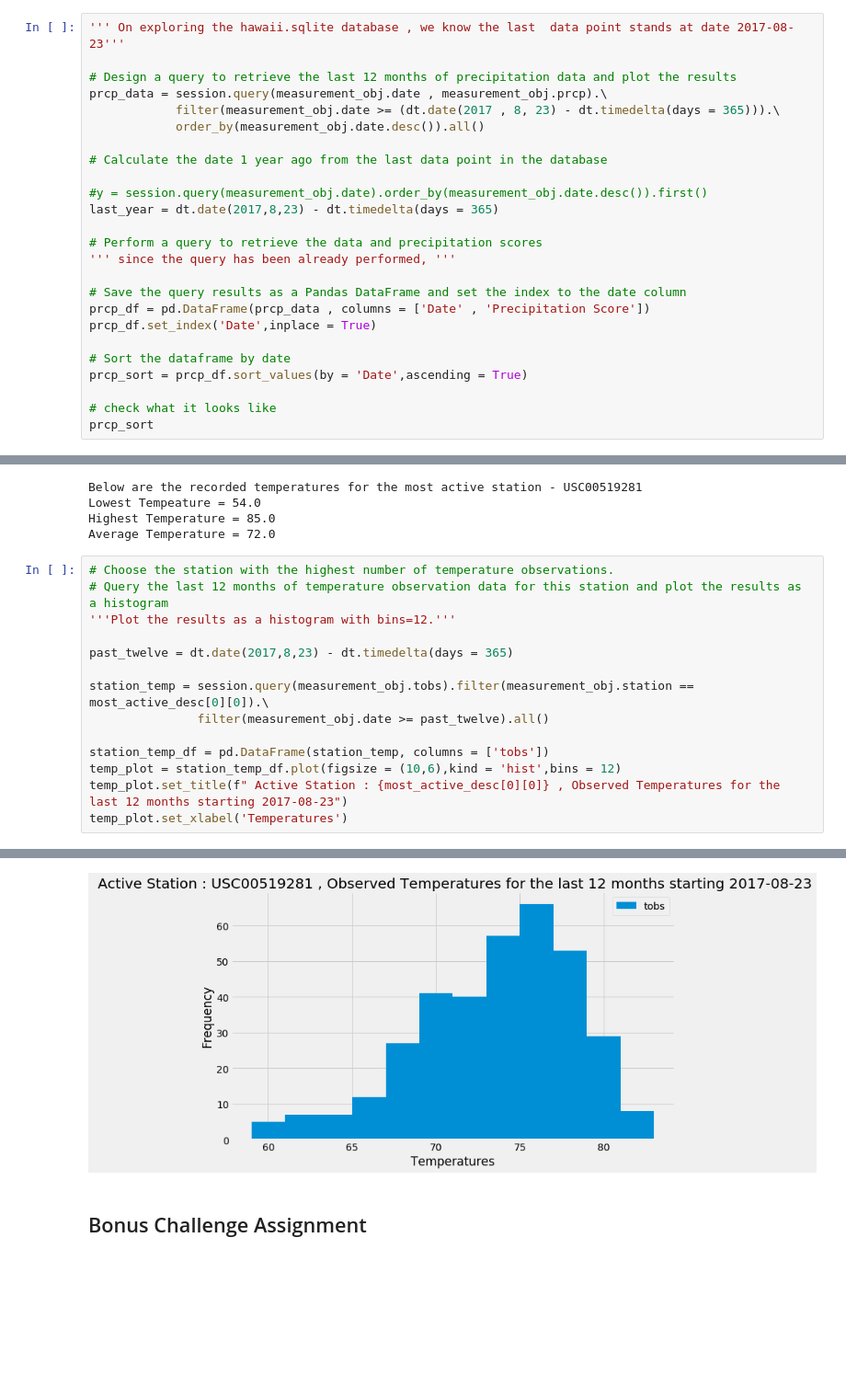
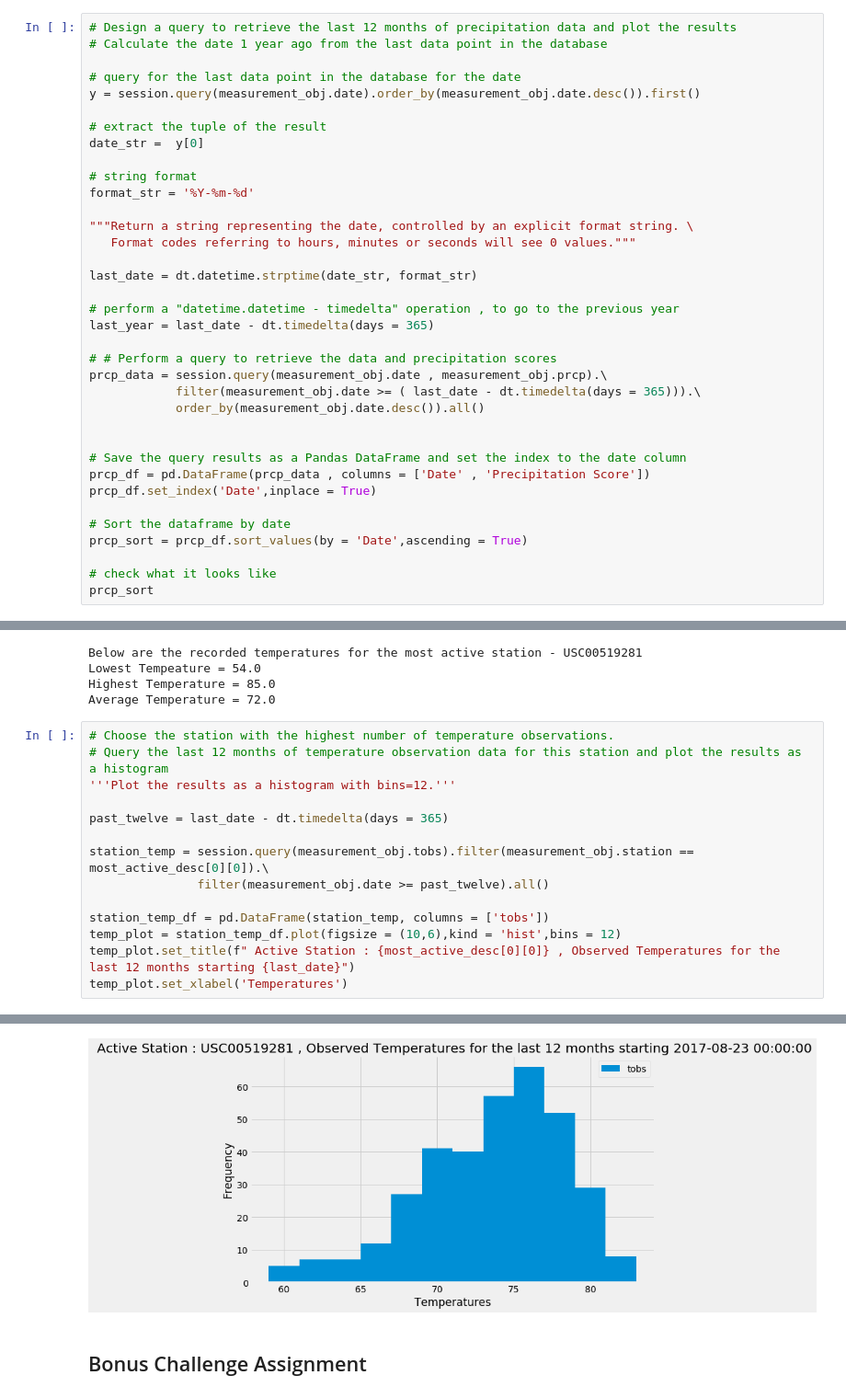
Before and after one commit to Soumya-Patil/Sqlalchemy-Challenge, a Jupyter notebook: surfs_up.ipynb, the cells around one changed output, grey strips where cells are left out. Shown at 92% size. Drawn from its saved outputs; the diff is of its cells as text; blank space fills up the shorter version.

Commit message:
soft-coded to obtain last data point from the dataset

```diff
--- a/surfs_up.ipynb
+++ b/surfs_up.ipynb
@@ -42,20 +40,31 @@ session = Session(engine)
 
 # Exploratory Climate Analysis
 # %%
-''' On exploring the hawaii.sqlite database , we know the last  data point stands at date 2017-08-23'''
+# Design a query to retrieve the last 12 months of precipitation data and plot the results
+# Calculate the date 1 year ago from the last data point in the database
 
-# Design a query to retrieve the last 12 months of precipitation data and plot the results
+# query for the last data point in the database for the date
+y = session.query(measurement_obj.date).order_by(measurement_obj.date.desc()).first()
+
+# extract the tuple of the result
+date_str =  y[0]
+
+# string format
+format_str = '%Y-%m-%d'
+
+"""Return a string representing the date, controlled by an explicit format string. \
+   Format codes referring to hours, minutes or seconds will see 0 values."""
+
+last_date = dt.datetime.strptime(date_str, format_str)
+
+# perform a "datetime.datetime - timedelta" operation , to go to the previous year
+last_year = last_date - dt.timedelta(days = 365)
+
+# # Perform a query to retrieve the data and precipitation scores
 prcp_data = session.query(measurement_obj.date , measurement_obj.prcp).\
-            filter(measurement_obj.date >= (dt.date(2017 , 8, 23) - dt.timedelta(days = 365))).\
+            filter(measurement_obj.date >= ( last_date - dt.timedelta(days = 365))).\
             order_by(measurement_obj.date.desc()).all()
 
-# Calculate the date 1 year ago from the last data point in the database
-
-#y = session.query(measurement_obj.date).order_by(measurement_obj.date.desc()).first()
-last_year = dt.date(2017,8,23) - dt.timedelta(days = 365)
-
-# Perform a query to retrieve the data and precipitation scores
-''' since the query has been already performed, '''
 
 # Save the query results as a Pandas DataFrame and set the index to the date column
 prcp_df = pd.DataFrame(prcp_data , columns = ['Date' , 'Precipitation Score'])
@@ -151,20 +160,20 @@ Average Temperature = 72.0
 # %%
 # Choose the station with the highest number of temperature observations.
 # Query the last 12 months of temperature observation data for this station and plot the results as a histogram
 '''Plot the results as a histogram with bins=12.'''
 
-past_twelve = dt.date(2017,8,23) - dt.timedelta(days = 365)
+past_twelve = last_date - dt.timedelta(days = 365)
 
 station_temp = session.query(measurement_obj.tobs).filter(measurement_obj.station == most_active_desc[0][0]).\
                filter(measurement_obj.date >= past_twelve).all()
 
 station_temp_df = pd.DataFrame(station_temp, columns = ['tobs'])
 temp_plot = station_temp_df.plot(figsize = (10,6),kind = 'hist',bins = 12)
-temp_plot.set_title(f" Active Station : {most_active_desc[0][0]} , Observed Temperatures for the last 12 months starting 2017-08-23")
+temp_plot.set_title(f" Active Station : {most_active_desc[0][0]} , Observed Temperatures for the last 12 months starting {last_date}")
 temp_plot.set_xlabel('Temperatures')
 # %% [output]
 Text(0.5, 0, 'Temperatures')
-[figure, old version]
+[figure, new version]
 # %% [markdown]
 ## Bonus Challenge Assignment
 # %%
```
Also changed, not shown: parts of 5 cells of this notebook.
